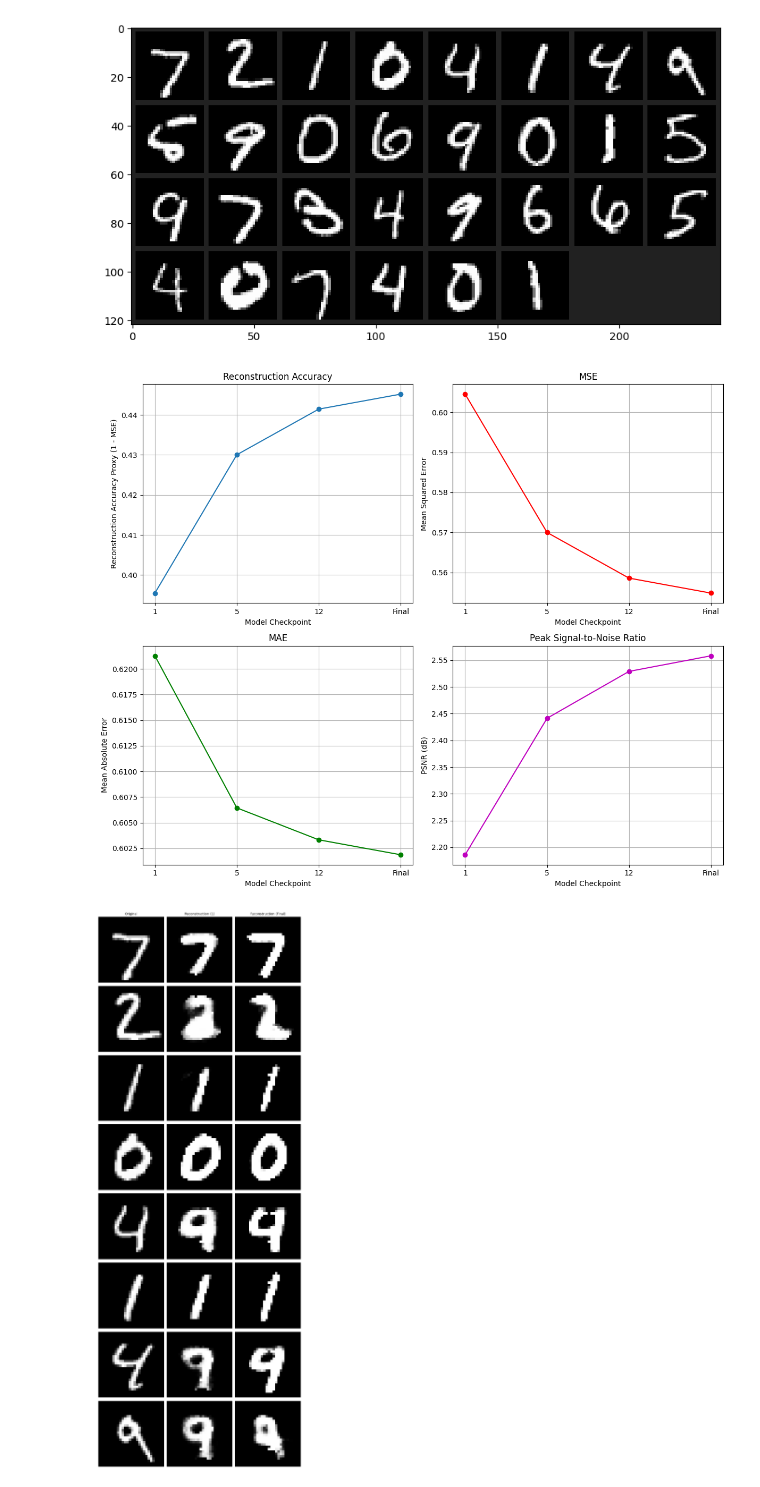
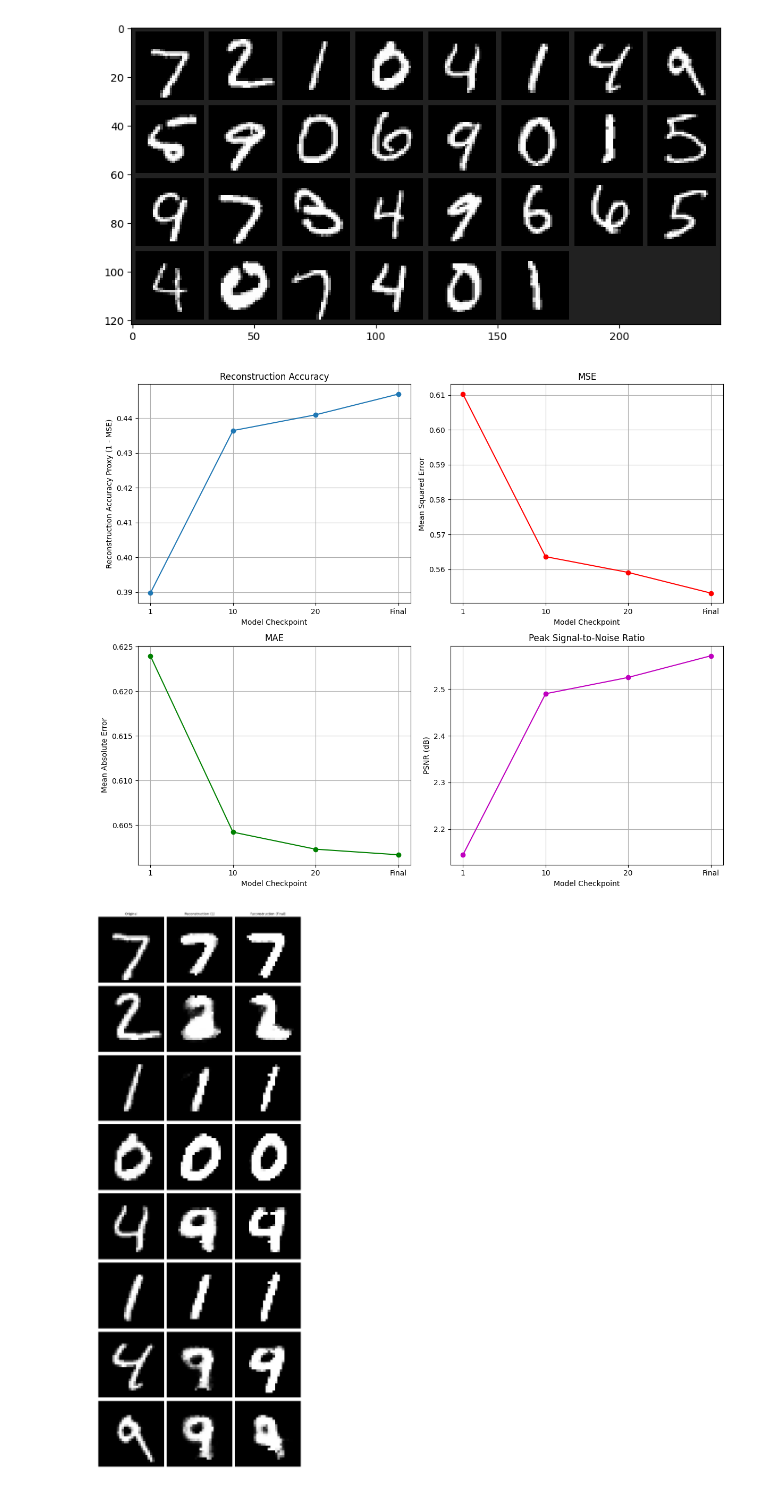
Before and after one commit to JoeVonDahab/Deep-Learning-Class, a Jupyter notebook: Homework_MNIST_Autoencoder.ipynb, the cells around one changed output. Cells and saved outputs as stored; diff of their text form; code cells hidden in the pictures.

```diff
--- a/Homework_MNIST_Autoencoder.ipynb
+++ b/Homework_MNIST_Autoencoder.ipynb
@@ -718,7 +718,7 @@ imshow(out)
 # %% [output]
 [figure]
 # %%
-### Plot reconstruction metrics for checkpoint model copies at epochs 1, 5, and 12 and for the final model
+### Plot reconstruction metrics for checkpoint model copies at epochs 1, 10, and 20 and for the final model
 ### Evaluating performance on a fixed test batch from the test_loader
 
 import math
@@ -729,7 +729,7 @@ batch = batch.to(device)
 
 # Define the target models including checkpoints and the final trained model.
 # Tuple format: (model identifier, label for plotting)
-target_models = [('epoch_1', 1), ('epoch_5', 5), ('epoch_12', 12), ('final', 'Final')]
+target_models = [('epoch_1', 1), ('epoch_10', 10), ('epoch_20', 20), ('final', 'Final')]
 
 # Initialize lists to store metrics for each model
 labels_for_plot = []
@@ -775,34 +775,34 @@ plt.subplot(2, 2, 1)
 plt.plot(labels_for_plot, recon_accuracy, marker='o', linestyle='-')
 plt.xlabel('Model Checkpoint')
 plt.ylabel('Reconstruction Accuracy Proxy (1 - MSE)')
 plt.title('Reconstruction Accuracy')
 plt.grid(True)
 
 plt.subplot(2, 2, 2)
 plt.plot(labels_for_plot, mse_list, marker='o', color='r', linestyle='-')
 plt.xlabel('Model Checkpoint')
 plt.ylabel('Mean Squared Error')
 plt.title('MSE')
 plt.grid(True)
 
 plt.subplot(2, 2, 3)
 plt.plot(labels_for_plot, mae_list, marker='o', color='g', linestyle='-')
 plt.xlabel('Model Checkpoint')
 plt.ylabel('Mean Absolute Error')
 plt.title('MAE')
 plt.grid(True)
 
 plt.subplot(2, 2, 4)
 plt.plot(labels_for_plot, psnr_list, marker='o', color='m', linestyle='-')
 plt.xlabel('Model Checkpoint')
 plt.ylabel('PSNR (dB)')
 plt.title('Peak Signal-to-Noise Ratio')
 plt.grid(True)
 
 plt.tight_layout()
 plt.show()
 # %% [output]
-[figure, old version]
+[figure, new version]
 # %%
 # Reconstruct and visualize original vs. reconstructed images from models at different stages
 
```
Also changed, not shown: parts of 7 cells of this notebook, 2 other files.
